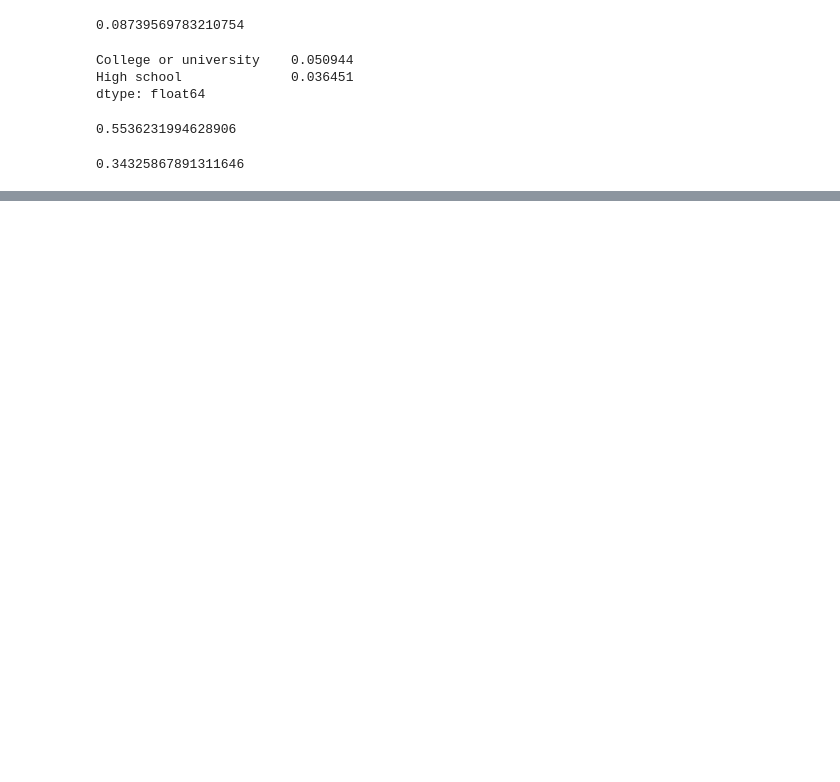
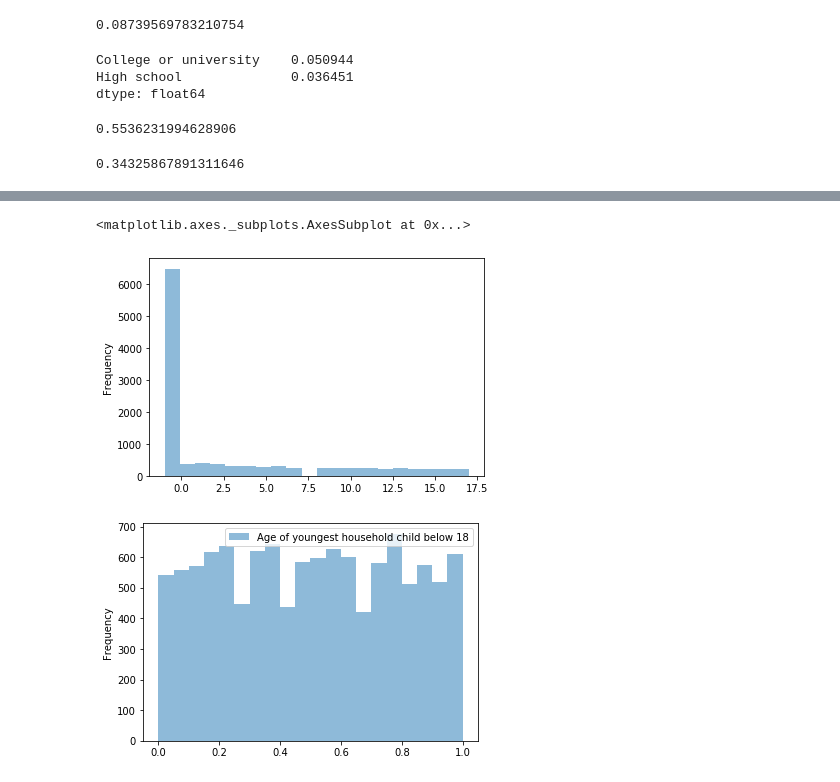
Before and after one commit to yaniv256/VAEs-in-Economics, a Jupyter notebook: Notebooks/Demographic_Data_ATUS_2013.ipynb, the cells around one changed output, grey strips where cells are left out. Drawn from its saved outputs; the diff is of its cells as text; code cells hidden in the pictures; blank space fills up the shorter version.

```diff
--- a/Notebooks/Demographic_Data_ATUS_2013.ipynb
+++ b/Notebooks/Demographic_Data_ATUS_2013.ipynb
@@ -249,0 +333,14 @@ print(np.mean(employementOfSpouse))
+# %%
+# Age of youngest household child < 18
+
+ageOfYoungest = df['TRYHHCHILD']
+ageOfYoungest.plot.hist(bins=20, alpha=0.5)
+ageOfYoungest = ageDf.reshape(-1, 1)
+qt_trans = QuantileTransformer(n_quantiles=1000, random_state=0)
+ageOfYoungest = pd.DataFrame(qt_trans.fit_transform(ageOfYoungest))
+ageOfYoungest.columns = ['Age of youngest household child below 18']
+ageOfYoungest.plot.hist(bins=20, alpha=0.5)
+# %% [output]
+<matplotlib.axes._subplots.AxesSubplot at 0x...>
+[figure, added]
+[figure, added]
```
Also changed, not shown: parts of 13 cells of this notebook.
